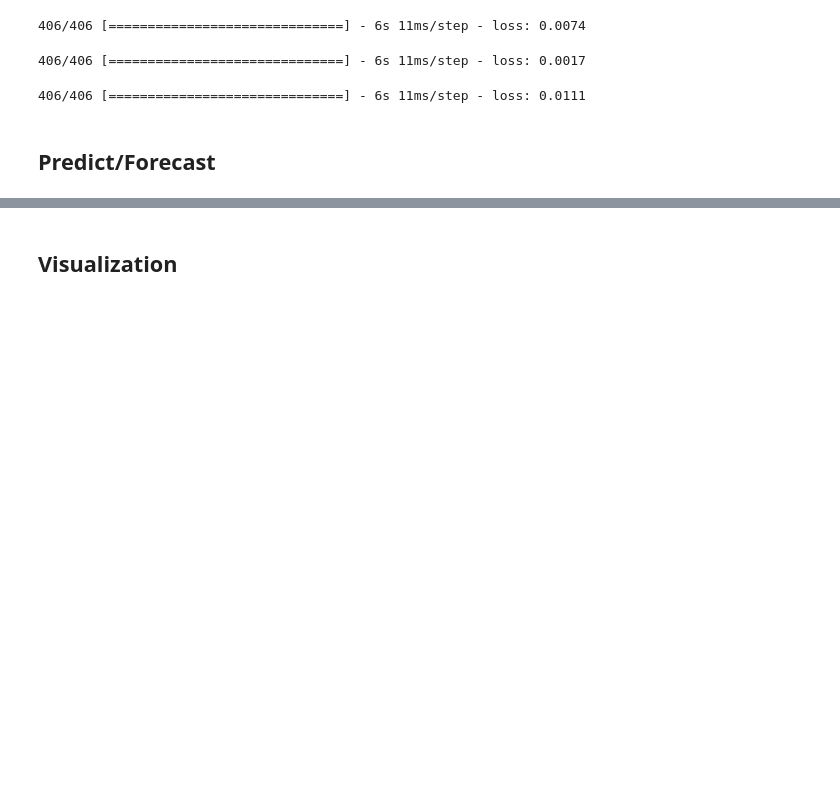
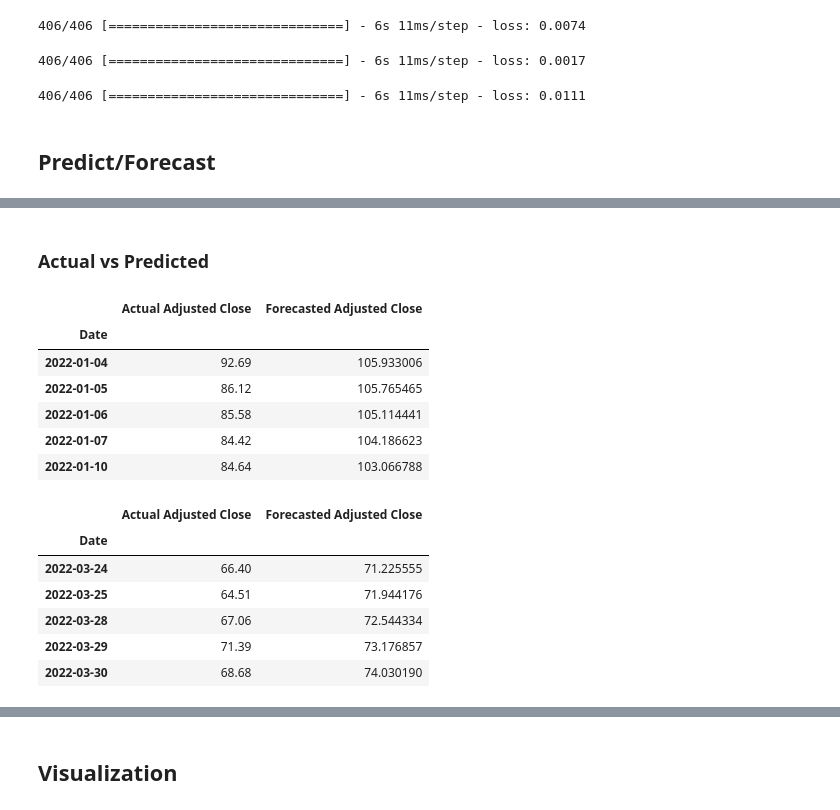
Before and after one commit to SZun/ETF-Forecasts, a Jupyter notebook: LSTM_RNN.ipynb, the cells around one changed output, grey strips where cells are left out. Cells and saved outputs as stored; diff of their text form; code cells hidden in the pictures; blank space fills up the shorter version.

Commit message:
displayed actual vs forecasted prediction

```diff
--- a/LSTM_RNN.ipynb
+++ b/LSTM_RNN.ipynb
@@ -222,7 +222,7 @@ fngu_model.fit(fngu_X_train, fngu_y_train, batch_size=1, epochs=1);
 # %% [markdown]
 ## Predict/Forecast
 # %%
-arkk_predictions = arkk_model.predict(arrk_X_test)
+arkk_predictions = arkk_model.predict(arkk_X_test)
 spy_predictions = spy_model.predict(spy_X_test)
 fngu_predictions = fngu_model.predict(fngu_X_test)
 # %% [output]
@@ -229,0 +234,27 @@ NameError: name 'arrk_X_test' is not defined
+# %% [markdown]
+### Actual vs Predicted
+# %%
+def get_actual_predicted(df, predictions):
+    valid = df[training_length:]
+    predictions = scaler.inverse_transform(predictions)
+    valid['Predictions'] = predictions
+    valid.apply(lambda x: round(x,2))
+    valid.rename(columns={df.columns[0]:'Actual Adjusted Close', 'Predictions': 'Forecasted Adjusted Close'}, inplace=True)
+    return valid
+# %%
+display_head_tail(get_actual_predicted(arkk,arkk_predictions))
+# %% [output]
+|  | Actual Adjusted Close | Forecasted Adjusted Close |
+| Date |  |  |
+| 2022-01-04 | 92.69 | 105.933006 |
+| 2022-01-05 | 86.12 | 105.765465 |
+| 2022-01-06 | 85.58 | 105.114441 |
+| 2022-01-07 | 84.42 | 104.186623 |
+| 2022-01-10 | 84.64 | 103.066788 |
+|  | Actual Adjusted Close | Forecasted Adjusted Close |
+| Date |  |  |
+| 2022-03-24 | 66.40 | 71.225555 |
+| 2022-03-25 | 64.51 | 71.944176 |
+| 2022-03-28 | 67.06 | 72.544334 |
+| 2022-03-29 | 71.39 | 73.176857 |
+| 2022-03-30 | 68.68 | 74.030190 |
```
Also changed, not shown: parts of 5 cells of this notebook.
